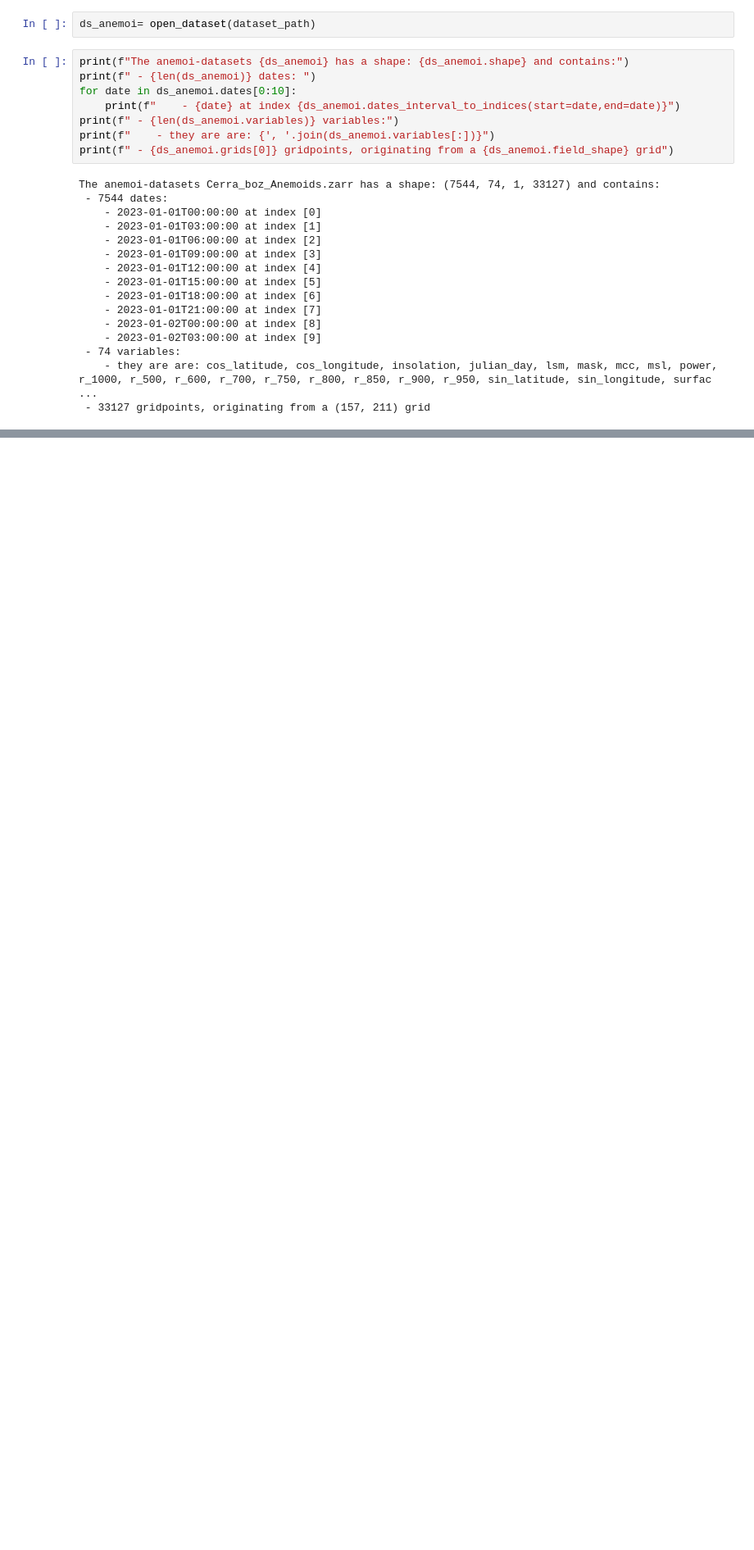
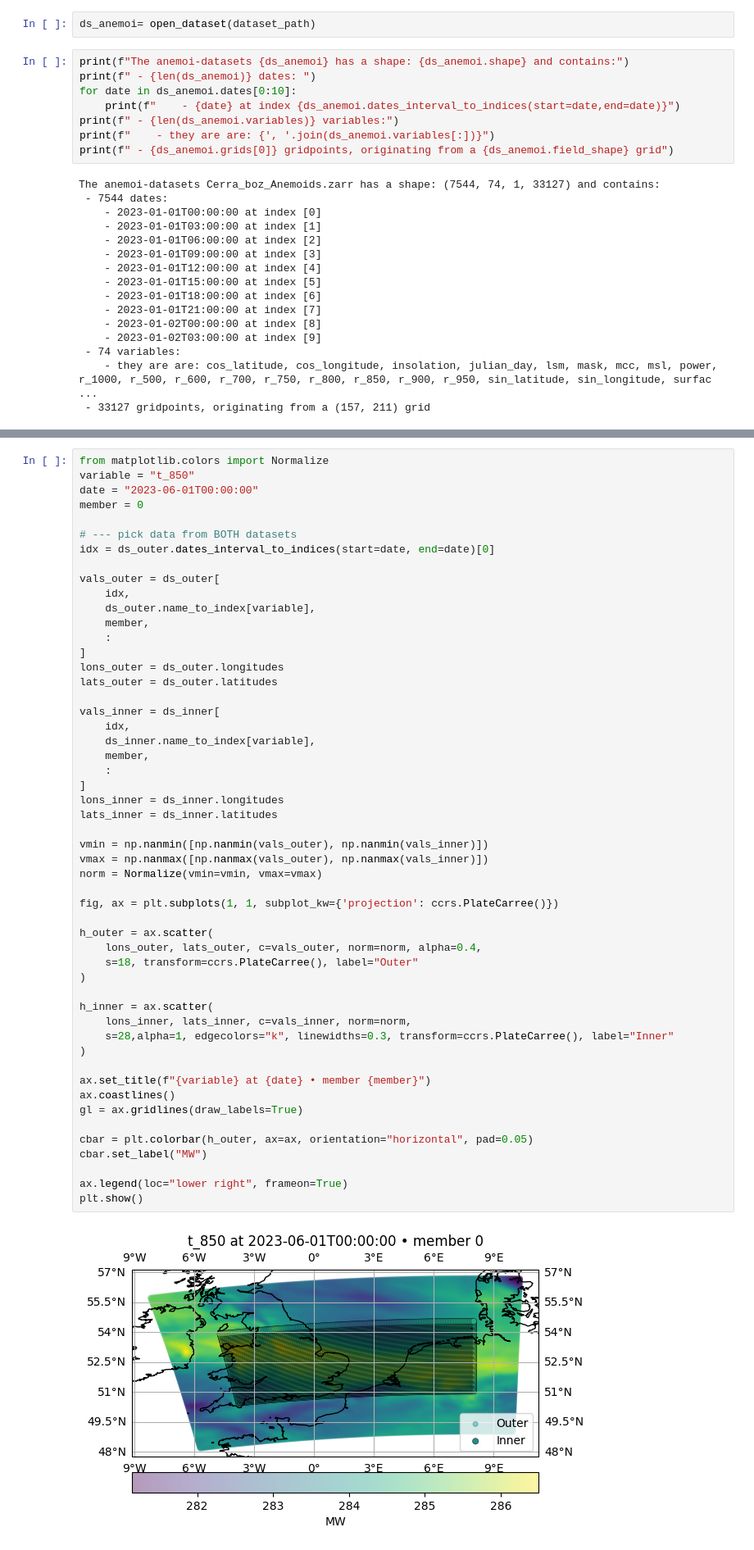
Before and after one commit to UAntwerpM4S/WindAI, a Jupyter notebook: data/AnemoiDataset.ipynb, the cells around one changed output, grey strips where cells are left out. Shown at 82% size. Cells and saved outputs as stored; diff of their text form; blank space fills up the shorter version.

```diff
--- a/data/AnemoiDataset.ipynb
+++ b/data/AnemoiDataset.ipynb
@@ -280,0 +343,54 @@ ax = ds_anemoi.plot(variable=variable, date=date, member=member,title=f"{variabl
+# %%
+from matplotlib.colors import Normalize
+variable = "t_850"
+date = "2023-06-01T00:00:00"
+member = 0
+
+# --- pick data from BOTH datasets
+idx = ds_outer.dates_interval_to_indices(start=date, end=date)[0]
+
+vals_outer = ds_outer[
+    idx,
+    ds_outer.name_to_index[variable],
+    member,
+    :
+]
+lons_outer = ds_outer.longitudes
+lats_outer = ds_outer.latitudes
+
+vals_inner = ds_inner[
+    idx,
+    ds_inner.name_to_index[variable],
+    member,
+    :
+]
+lons_inner = ds_inner.longitudes
+lats_inner = ds_inner.latitudes
+
+vmin = np.nanmin([np.nanmin(vals_outer), np.nanmin(vals_inner)])
+vmax = np.nanmax([np.nanmax(vals_outer), np.nanmax(vals_inner)])
+norm = Normalize(vmin=vmin, vmax=vmax)
+
+fig, ax = plt.subplots(1, 1, subplot_kw={'projection': ccrs.PlateCarree()})
+
+h_outer = ax.scatter(
+    lons_outer, lats_outer, c=vals_outer, norm=norm, alpha=0.4,
+    s=18, transform=ccrs.PlateCarree(), label="Outer"
+)
+
+h_inner = ax.scatter(
+    lons_inner, lats_inner, c=vals_inner, norm=norm,
+    s=28,alpha=1, edgecolors="k", linewidths=0.3, transform=ccrs.PlateCarree(), label="Inner"
+)
+
+ax.set_title(f"{variable} at {date} • member {member}")
+ax.coastlines()
+gl = ax.gridlines(draw_labels=True)
+
+cbar = plt.colorbar(h_outer, ax=ax, orientation="horizontal", pad=0.05)
+cbar.set_label("MW")
+
+ax.legend(loc="lower right", frameon=True)
+plt.show()
+# %% [output]
+[figure, added]
```
Also changed, not shown: parts of 13 cells of this notebook, 18 other files.
